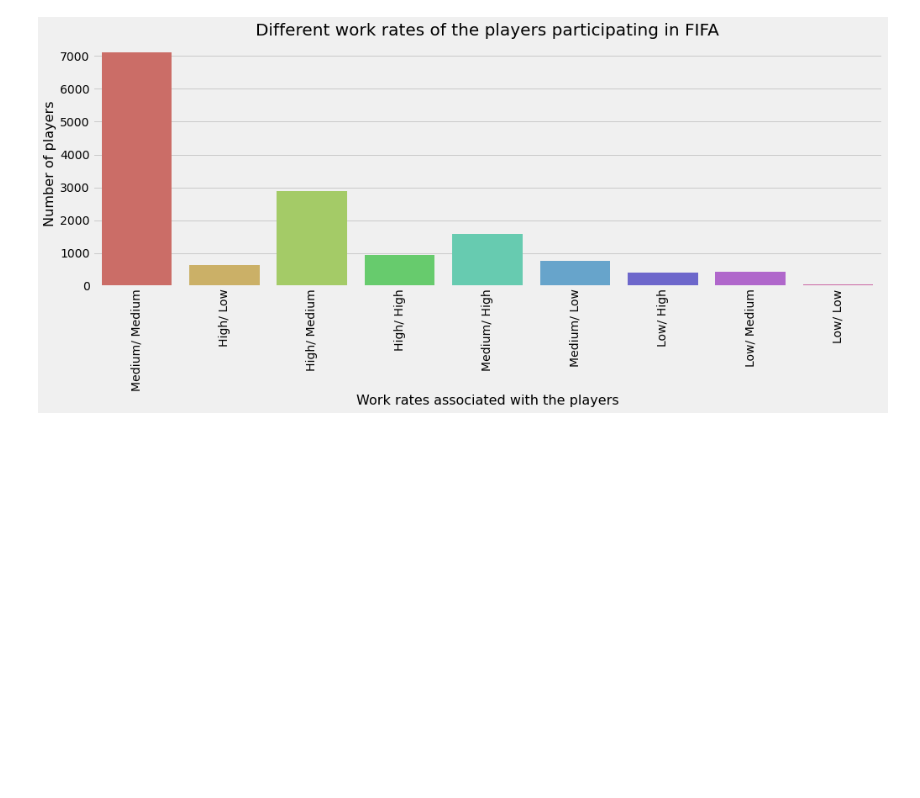
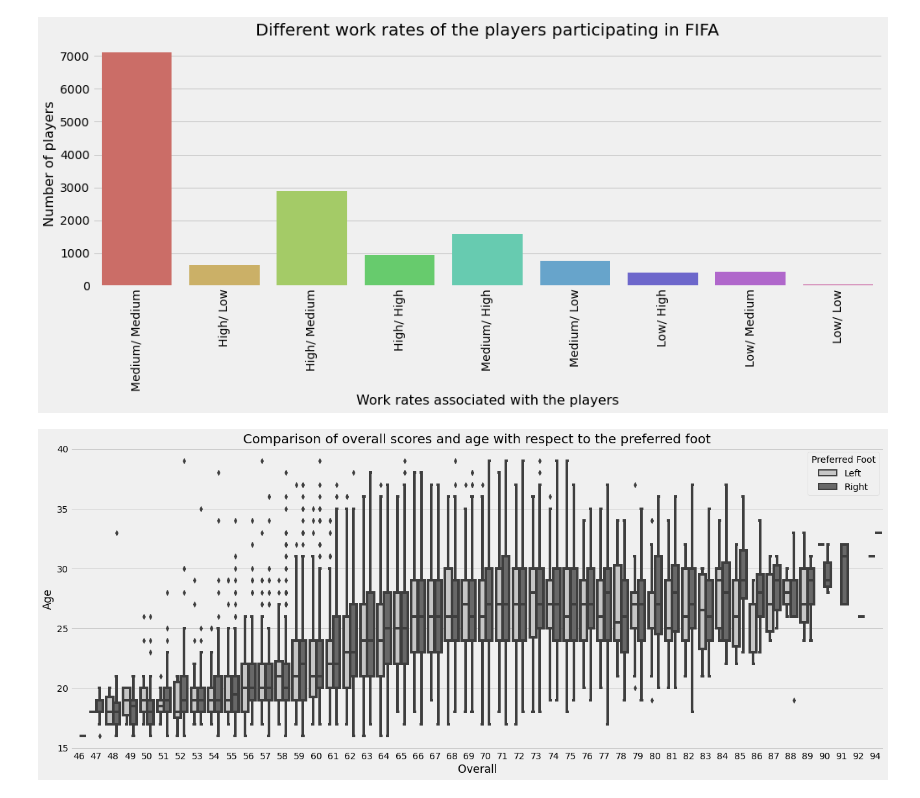
Before and after one commit to rayaroun/Data-Analytics-Projects, a Jupyter notebook: Player Performance Analysis/Analysis.ipynb, the cells around one changed output. Drawn from its saved outputs; the diff is of its cells as text; code cells hidden in the pictures; blank space fills up the shorter version.

```diff
--- a/Player Performance Analysis/Analysis.ipynb
+++ b/Player Performance Analysis/Analysis.ipynb
@@ -355,3 +355,16 @@ plt.xticks(rotation = 90)
 plt.show()
 # %% [output]
 [figure]
+# %%
+# comparison of overall scores and preferred foot
+
+plt.rcParams['figure.figsize'] = (20,8)
+
+plt.style.use('seaborn-dark-palette')
+
+sns.boxplot( data['Overall'], data['Age'], hue= data['Preferred Foot'] , palette='Greys' )
+plt.title('Comparison of overall scores and age with respect to the preferred foot' , fontsize = 20)
+
+plt.show()
+# %% [output]
+[figure, added]
```
Also changed, not shown: parts of 8 cells of this notebook.
